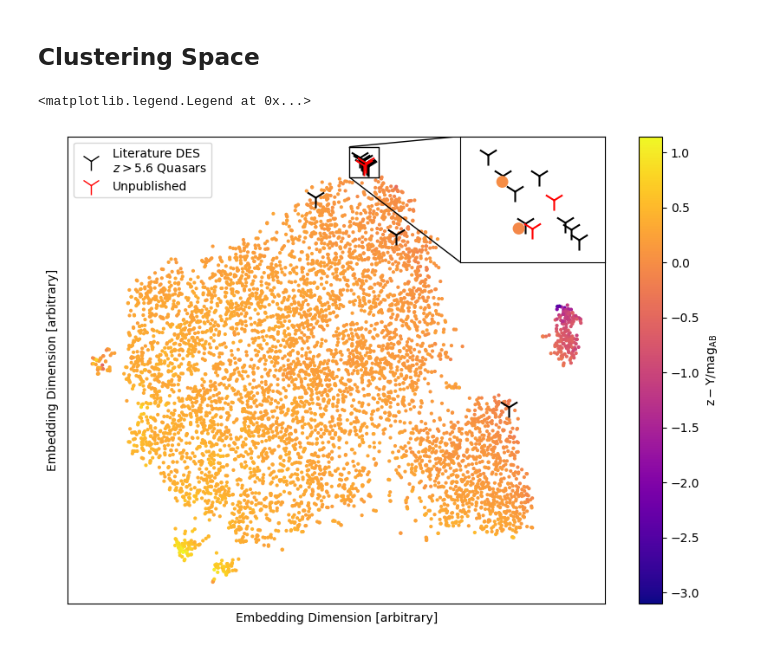
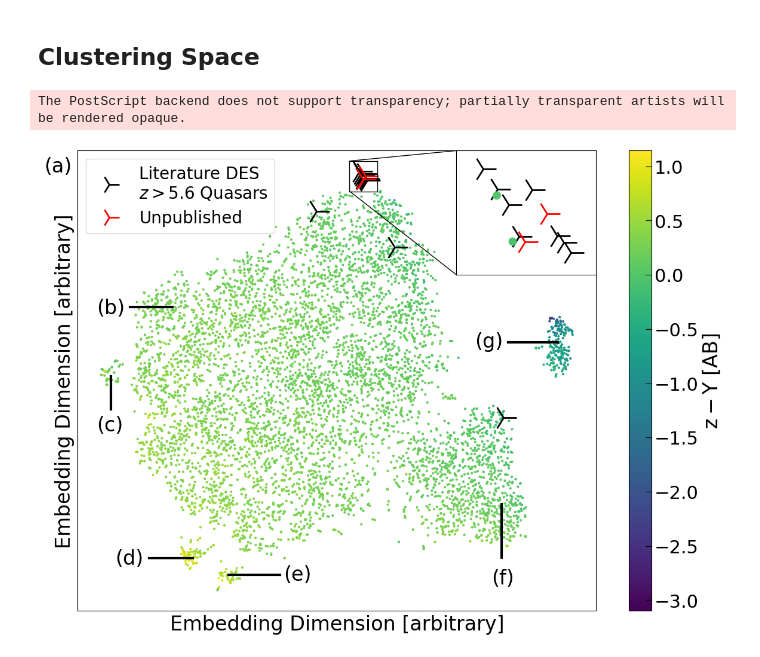
Before and after one commit to xbyrne/glq_mpia, a Jupyter notebook: notebooks/_figures_for_paper.ipynb, the cells around one changed output. Saved outputs shown, nothing was run; the diff lists cells and outputs as text; code cells hidden in the pictures.

```diff
--- a/notebooks/_figures_for_paper.ipynb
+++ b/notebooks/_figures_for_paper.ipynb
@@ -1,10 +1,16 @@
 # %% [markdown]
 # Figures
 # %%
+import os
 import numpy as np
 import pandas as pd
 import matplotlib.pyplot as plt
-from matplotlib import cm, colors, lines
+from matplotlib import cm, colors, lines, style
+import bokeh
+from bokeh import plotting
+from astropy.io import fits
+from pyphot import unit, Filter
+style.use('./style.mplstyle')
 # %% [markdown]
 ## Fig. 1 - Colour Cuts in DES/WISE
 
@@ -137,64 +148,92 @@ is_hzq[ids==hzq_arch[1]]=2
 cut_df = pd.read_csv('../data/processed/cut_crossmatched_objects.csv', index_col=0)
 cut_df = cut_df.loc[ids]
 # %%
-fg, ax = plt.subplots(figsize=(10,7))
-qm='1'
+fg, ax = plt.subplots(figsize=(14,10))
+qm='4'
+cmp = cm.viridis
 
 insax = ax.inset_axes([.73,.73,.27,.27])
 ax.scatter(
     embedding[is_hzq==0,0], embedding[is_hzq==0,1],
     c=(cut_df['z_mag']-cut_df['Y_mag'])[is_hzq==0],
-    cmap=cm.plasma, s=4
+    cmap=cmp, s=4
 )
 for s, axis in zip([4,20],[ax, insax]):
     axis.scatter(
         embedding[is_hzq==1,0], embedding[is_hzq==1,1],
-        s=300, marker=qm, c='k'
+        s=1000, marker=qm, c='k', linewidths=2
     )
     axis.scatter(
         embedding[is_hzq==2,0], embedding[is_hzq==2,1],
-        s=300, marker=qm, c='r'
+        s=1000, marker=qm, c='r', linewidths=2
     )
     axis.set_xticks([])
     axis.set_yticks([])
 sc = insax.scatter(
     embedding[is_hzq==0,0], embedding[is_hzq==0,1],
     c=(cut_df['z_mag']-cut_df['Y_mag'])[is_hzq==0],
-    cmap=cm.plasma, s=80
+    cmap=cmp, s=80
 )
 
 # Box
 (x0,x1,y0,y1)=(7.5,15,45,52)
 xlims=ax.get_xlim()
 ylims=ax.get_ylim()
 ax.plot([x0,x1,x1,x0,x0],[y1,y1,y0,y0,y1],'k',lw=1)
 ax.plot([x0+.2,36],[y1,ylims[1]],'k',lw=1)
 ax.plot([x0+.2,36],[y0,26],'k',lw=1)
 ax.set_xlim(xlims)
 ax.set_ylim(ylims)
 
 # Colorbar
 cbar = fg.colorbar(sc, ax=ax)
-cbar.set_label(r'$\mathrm{z}-\mathrm{Y / mag}_{\mathrm{AB}}$')
+cbar.set_label(r'$\mathrm{z}-\mathrm{Y}$ [AB]')
 
 ax.set_xlabel('Embedding Dimension [arbitrary]')
 ax.set_ylabel('Embedding Dimension [arbitrary]')
 
 insax.set_xlim(x0+2, x1-2)
 insax.set_ylim(y0+2, y1-2)
 
 # Legend
 custom_lines = [
-    lines.Line2D([0],[0], marker=qm,ms=16, color='k',lw=0),
-    lines.Line2D([0],[0], marker=qm,ms=16, color='r',lw=0)
+    lines.Line2D([0],[0], marker=qm,ms=24, color='k',lw=0,mew=2),
+    lines.Line2D([0],[0], marker=qm,ms=24, color='r',lw=0,mew=2)
 ]
 ax.legend(
     custom_lines,
     [r"""Literature DES
 $z>5.6$ Quasars""",
     r'Unpublished'],
     loc='upper left'
 )
+
+for lbl, coi, text_coords, to_coords in zip(
+    ['b','c','d','e','f','g'],
+    [1358001747, 894712355, 1452522417, 1248581703, 904105229, 1097290985],
+    [[-60,17], [-60,-10], [-55,-40.5],
+     [-10,-44.2], [45.5,-45], [41,9.3]],
+    [['x',-51], ['y',-5], ['x',-46],
+     ['x',-11], ['y',-39], ['x',50]]
+):
+    ax.annotate(
+        f'({lbl})',
+        xy=text_coords
+    )
+    embed_point = embedding[ids==coi][0]
+    if to_coords[0]=='x':
+        to_point = [to_coords[1], embed_point[1]]
+    else:
+        to_point = [embed_point[0], to_coords[1]]
+    ax.plot(
+        [embed_point[0], to_point[0]],
+        [embed_point[1], to_point[1]],
+        c='k', lw=3
+    )
+
+ax.annotate('(a)', xy=[xlims[0]-9, ylims[1]-5],
+annotation_clip=False)
+fg.savefig('../figs/latent_space.eps', format='eps', bbox_inches='tight')
 # %% [output]
-<matplotlib.legend.Legend at 0x...>
+The PostScript backend does not support transparency; partially transparent artists will be rendered opaque.
-[figure, old version]
+[figure, new version]
```
Also changed, not shown: parts of 11 cells of this notebook, 25 other files.
